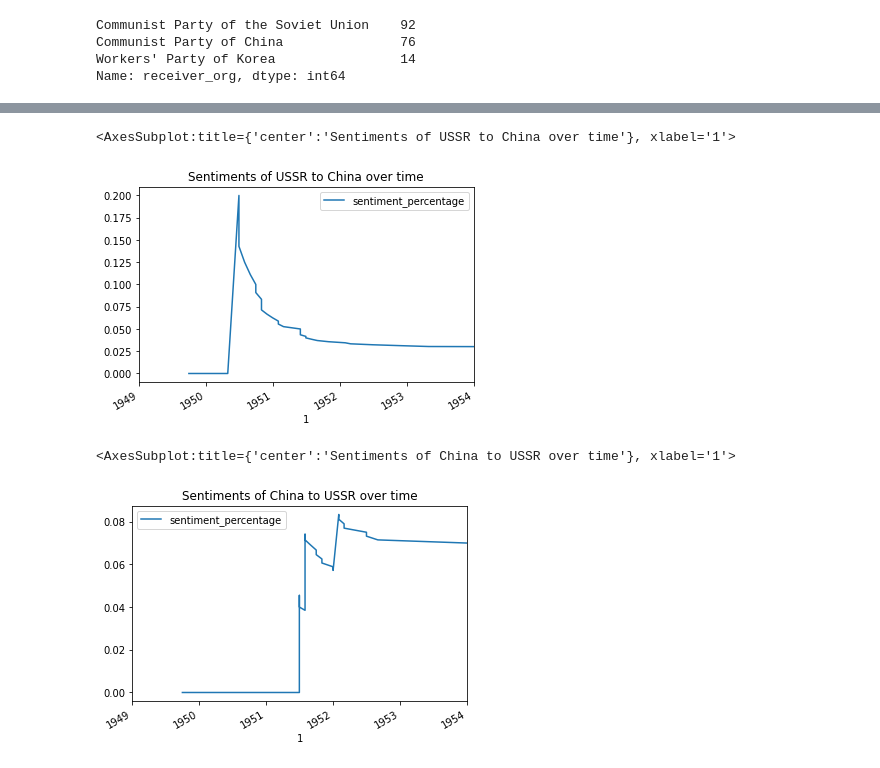
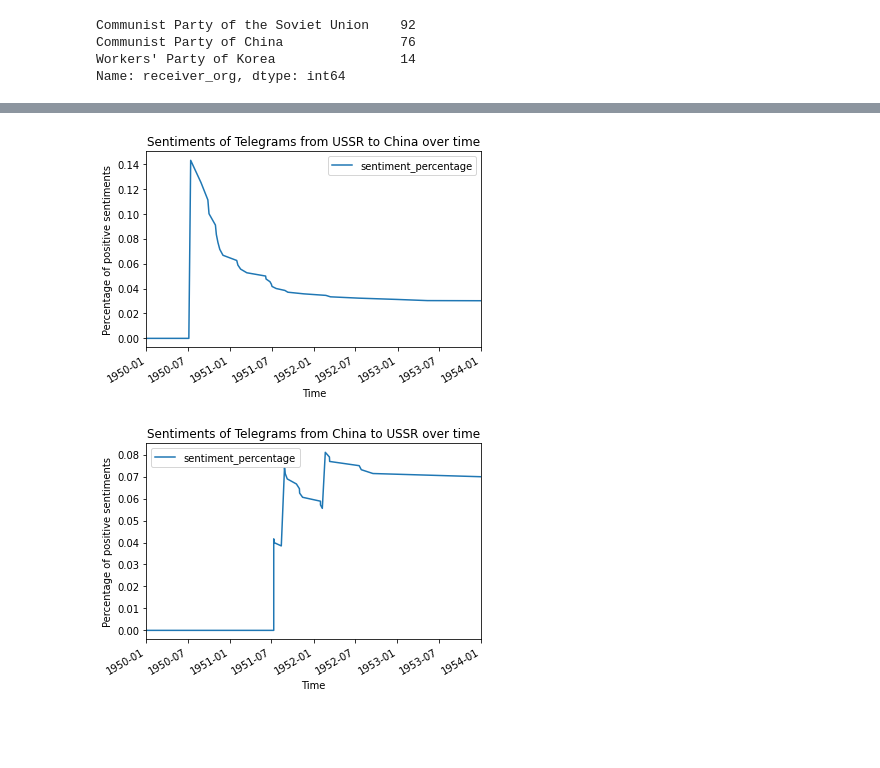
Before and after one commit to ks0m1c/lmaozhedong, a Jupyter notebook: relationship_analysis.ipynb, the cells around one changed output, grey strips where cells are left out. Saved outputs shown, nothing was run; the diff lists cells and outputs as text; code cells hidden in the pictures; blank space fills up the shorter version.

Commit message:
Clean up graphs for initial sentiment analysis/from/to approach

```diff
--- a/relationship_analysis.ipynb
+++ b/relationship_analysis.ipynb
@@ -24,8 +24,9 @@ Name: receiver_org, dtype: int64
 # Converts date column to datetime and sorts by it
 def clean_date(date_str):
     date_arr = date_str.split('_')
-    new = date_arr[0] + '-' + date_arr[-1]
+    middle_token = '-'
+    if date_arr[1] != '':
+        middle_token = '-' + date_arr[1] + '-'
+    new = date_arr[0] + middle_token + date_arr[-1]
     return pd.to_datetime(new)
-
-df["1"] = df["1"].apply(clean_date)
 # %%
@@ -97,14 +66,22 @@ current total: 4
 # %%
-
+import matplotlib.pyplot as plt
 selected = df[(df['sender_org'] == "Communist Party of the Soviet Union") & (df['receiver_org'] == "Communist Party of China")]
-selected.plot(x='1', y='sentiment_percentage', title='Sentiments of USSR to China over time', xlim=(pd.to_datetime('01-01-1949'), pd.to_datetime('01-01-1954')))
+selected.plot(x='1', y='sentiment_percentage',
+title='Sentiments of Telegrams from USSR to China over time',
+xlim=(pd.to_datetime('01-01-1950'), pd.to_datetime('01-01-1954')))
+plt.xlabel('Time')
+plt.ylabel('Percentage of positive sentiments')
+plt.show()
 # %% [output]
-<AxesSubplot:title={'center':'Sentiments of USSR to China over time'}, xlabel='1'>
-[figure, old version]
+[figure, new version]
 # %%
-
+import matplotlib.pyplot as plt
 selected = df[(df['sender_org'] == "Communist Party of China") & (df['receiver_org'] == "Communist Party of the Soviet Union")]
-selected.plot(x='1', y='sentiment_percentage', title='Sentiments of China to USSR over time', xlim=(pd.to_datetime('01-01-1949'), pd.to_datetime('01-01-1954')))
+selected.plot(x='1', y='sentiment_percentage',
+title='Sentiments of Telegrams from China to USSR over time',
+xlim=(pd.to_datetime('01-01-1950'), pd.to_datetime('01-01-1954')))
+plt.xlabel('Time')
+plt.ylabel('Percentage of positive sentiments')
+plt.show()
 # %% [output]
-<AxesSubplot:title={'center':'Sentiments of China to USSR over time'}, xlabel='1'>
-[figure, old version]
+[figure, new version]
```
Also changed, not shown: parts of 3 cells of this notebook, 3 other files.
